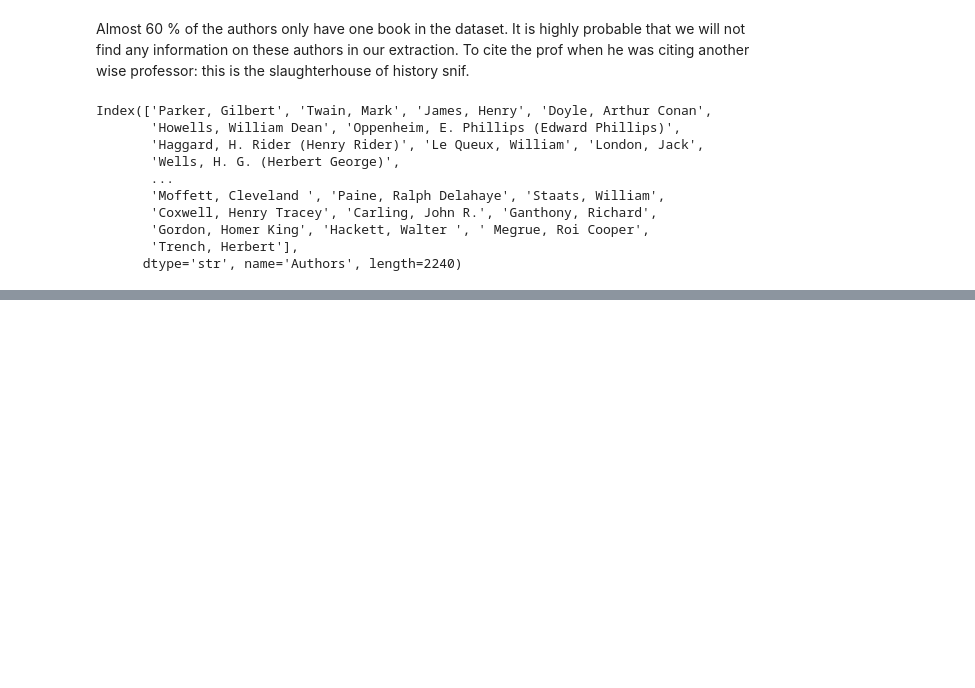
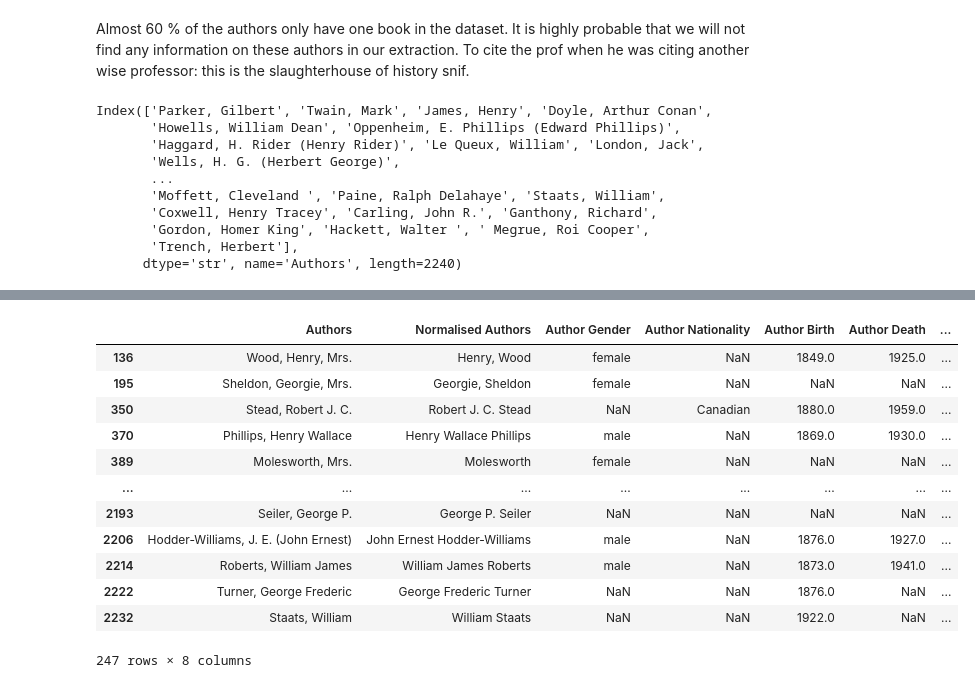
Before and after one commit to eglantine-vialaneix/opium-gutenberg, a Jupyter notebook: code/1_preprocessing/data_preparation.ipynb, the cells around one changed output, grey strips where cells are left out. Saved outputs shown, nothing was run; the diff lists cells and outputs as text; code cells hidden in the pictures; blank space fills up the shorter version.

```diff
--- a/code/1_preprocessing/data_preparation.ipynb
+++ b/code/1_preprocessing/data_preparation.ipynb
@@ -391,0 +424,17 @@ TODO:
+# %%
+#authors_info_df[authors_info_df[["Author Gender", "Author Nationality"]].isna().any(axis=1)].to_csv("../../data/metadata_files/authors_missing_info.csv")
+authors_info_df[authors_info_df[["Author Gender", "Author Nationality"]].isna().any(axis=1)]
+# %% [output]
+|  | Authors | Normalised Authors | Author Gender | Author Nationality | Author Birth | Author Death | ... |
+| 136 | Wood, Henry, Mrs. | Henry, Wood | female | NaN | 1849.0 | 1925.0 | ... |
+| 195 | Sheldon, Georgie, Mrs. | Georgie, Sheldon | female | NaN | NaN | NaN | ... |
+| 350 | Stead, Robert J. C. | Robert J. C. Stead | NaN | Canadian | 1880.0 | 1959.0 | ... |
+| 370 | Phillips, Henry Wallace | Henry Wallace Phillips | male | NaN | 1869.0 | 1930.0 | ... |
+| 389 | Molesworth, Mrs. | Molesworth | female | NaN | NaN | NaN | ... |
+| ... | ... | ... | ... | ... | ... | ... | ... |
+| 2193 | Seiler, George P. | George P. Seiler | NaN | NaN | NaN | NaN | ... |
+| 2206 | Hodder-Williams, J. E. (John Ernest) | John Ernest Hodder-Williams | male | NaN | 1876.0 | 1927.0 | ... |
+| 2214 | Roberts, William James | William James Roberts | male | NaN | 1873.0 | 1941.0 | ... |
+| 2222 | Turner, George Frederic | George Frederic Turner | NaN | NaN | 1876.0 | NaN | ... |
+| 2232 | Staats, William | William Staats | NaN | NaN | 1922.0 | NaN | ... |
+247 rows × 8 columns
```
Also changed, not shown: parts of 10 cells of this notebook, 4 other files.
